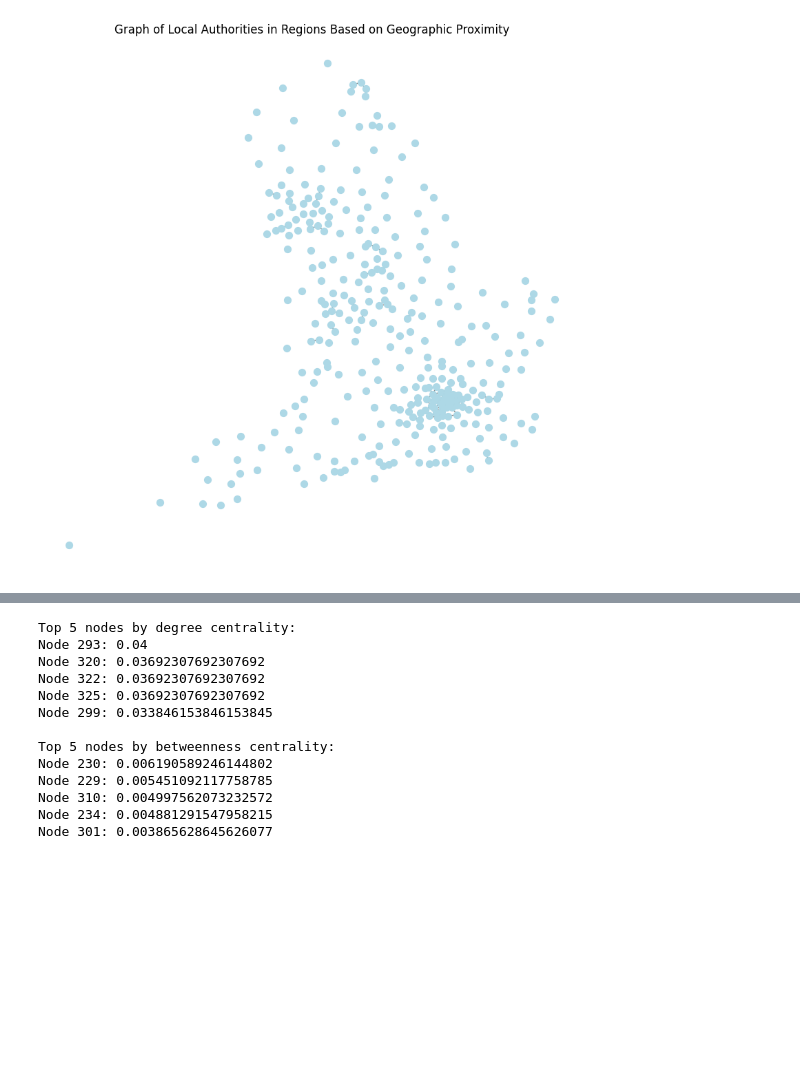
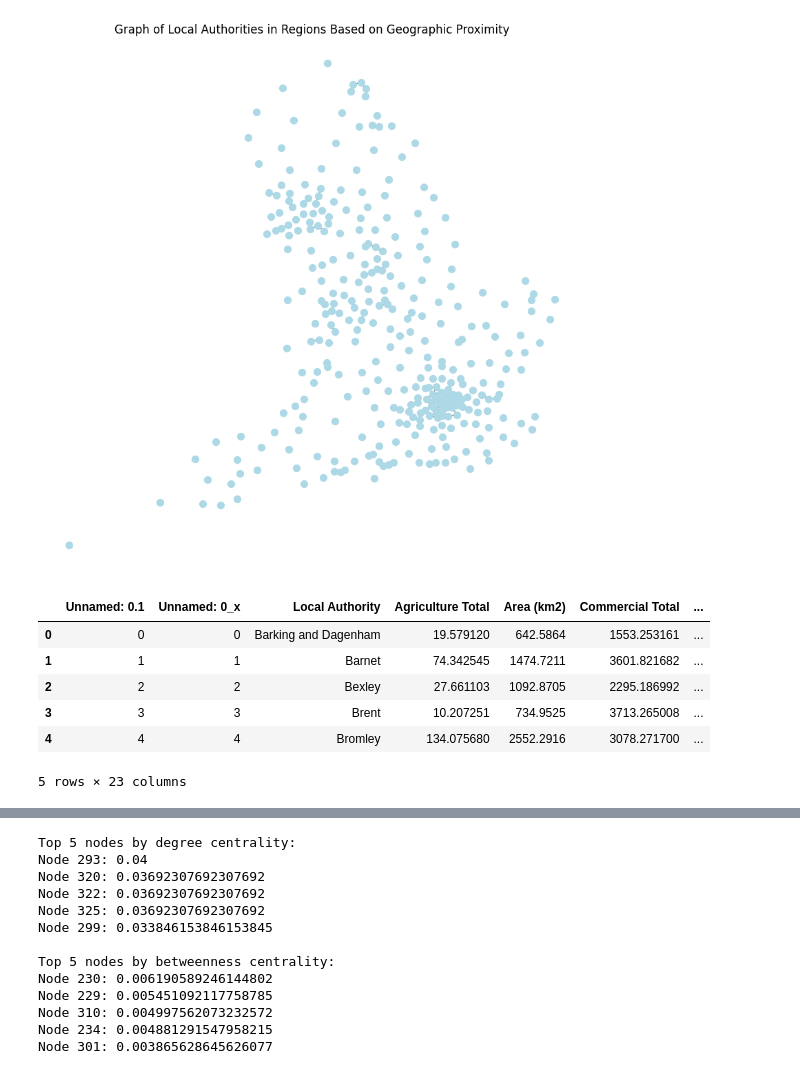
Before and after one commit to OlajideFemi/Carbon-Footprint, a Jupyter notebook: Untitled9.ipynb, the cells around one changed output, grey strips where cells are left out. Drawn from its saved outputs; the diff is of its cells as text; code cells hidden in the pictures; blank space fills up the shorter version.

```diff
--- a/Untitled9.ipynb
+++ b/Untitled9.ipynb
@@ -239,7 +239,9 @@ import pandas as pd
 
 # Load the datasets
 topo_lad_df = pd.read_csv('https://raw.githubusercontent.com/OlajideFemi/OlajideFemi.github.io/index/topo_lad_1.csv')
-all_regions_data_ = pd.read_csv('https://raw.githubusercontent.com/OlajideFemi/OlajideFemi.github.io/index/all_regions_data_.csv')
+
+all_regions_data_ = pd.read_csv('https://raw.githubusercontent.com/OlajideFemi/Carbon-Footprint/main/all_regions_data_gmm.csv')
+
 
 # Merge on the 'Local Authority' column to align the datasets
 filtered_gdf_ = all_regions_data_.merge(topo_lad_df, left_on='Local Authority', right_on='LAD13NM')
@@ -309,9 +311,18 @@ pos = {index: (row['longitude'], row['latitude']) for index, row in gdf.iterrows
 
 # Draw the graph
 fig, ax = plt.subplots(figsize=(10, 10))
-#nx.draw(G, pos, with_labels=False, node_size=50, node_color='lightblue', edge_color='gray', width=1)
 nx.draw(G, pos, ax=ax, with_labels=False, node_size=50, node_color='lightblue', edge_color='gray', width=1)
 plt.title('Graph of Local Authorities in Regions Based on Geographic Proximity')
 plt.show()
 # %% [output]
 [figure]
+# %%
+filtered_gdf_.head()
+# %% [output]
+|  | Unnamed: 0.1 | Unnamed: 0_x | Local Authority | Agriculture Total | Area (km2) | Commercial Total | ... |
+| 0 | 0 | 0 | Barking and Dagenham | 19.579120 | 642.5864 | 1553.253161 | ... |
+| 1 | 1 | 1 | Barnet | 74.342545 | 1474.7211 | 3601.821682 | ... |
+| 2 | 2 | 2 | Bexley | 27.661103 | 1092.8705 | 2295.186992 | ... |
+| 3 | 3 | 3 | Brent | 10.207251 | 734.9525 | 3713.265008 | ... |
+| 4 | 4 | 4 | Bromley | 134.075680 | 2552.2916 | 3078.271700 | ... |
+5 rows × 23 columns
```
Also changed, not shown: parts of 3 cells of this notebook.
